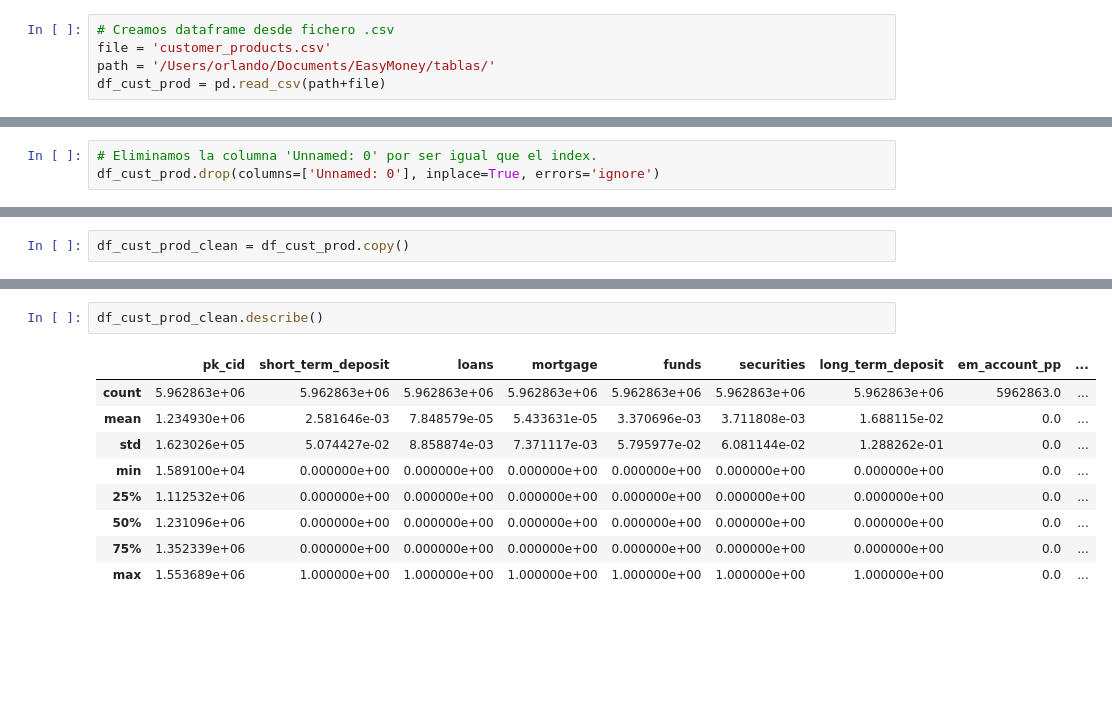
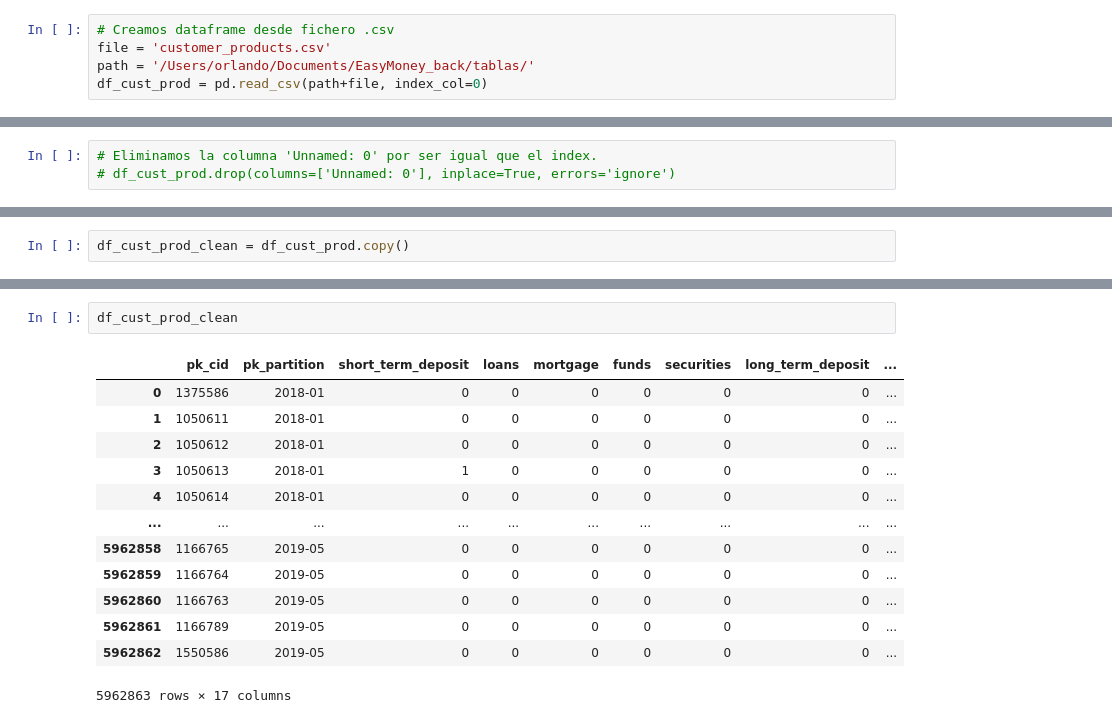
Before and after one commit to Orlan-138/TFM-EasyMoney, a Jupyter notebook: customer_products.ipynb, the cells around one changed output, grey strips where cells are left out. Saved outputs shown, nothing was run; the diff lists cells and outputs as text; blank space fills up the shorter version.

```diff
--- a/customer_products.ipynb
+++ b/customer_products.ipynb
@@ -10,8 +10,8 @@ from sklearn.preprocessing import LabelEncoder,MinMaxScaler, OrdinalEncoder
 # %%
 # Creamos dataframe desde fichero .csv
 file = 'customer_products.csv'
-path = '/Users/orlando/Documents/EasyMoney/tablas/'
-df_cust_prod = pd.read_csv(path+file)
+path = '/Users/orlando/Documents/EasyMoney_back/tablas/'
+df_cust_prod = pd.read_csv(path+file, index_col=0)
 # %%
 df_cust_prod.info()
 # %% [output]
@@ -44,4 +44,4 @@ df_cust_prod.head()
 # %%
 # Eliminamos la columna 'Unnamed: 0' por ser igual que el index.
-df_cust_prod.drop(columns=['Unnamed: 0'], inplace=True, errors='ignore')
+# df_cust_prod.drop(columns=['Unnamed: 0'], inplace=True, errors='ignore')
 # %%
@@ -90,12 +294,16 @@ df_cust_prod_clean = df_cust_prod.copy()
 # %%
-df_cust_prod_clean.describe()
+df_cust_prod_clean
 # %% [output]
-|  | pk_cid | short_term_deposit | loans | mortgage | funds | securities | long_term_deposit | em_account_pp | ... |
-| count | 5.962863e+06 | 5.962863e+06 | 5.962863e+06 | 5.962863e+06 | 5.962863e+06 | 5.962863e+06 | 5.962863e+06 | 5962863.0 | ... |
-| mean | 1.234930e+06 | 2.581646e-03 | 7.848579e-05 | 5.433631e-05 | 3.370696e-03 | 3.711808e-03 | 1.688115e-02 | 0.0 | ... |
-| std | 1.623026e+05 | 5.074427e-02 | 8.858874e-03 | 7.371117e-03 | 5.795977e-02 | 6.081144e-02 | 1.288262e-01 | 0.0 | ... |
-| min | 1.589100e+04 | 0.000000e+00 | 0.000000e+00 | 0.000000e+00 | 0.000000e+00 | 0.000000e+00 | 0.000000e+00 | 0.0 | ... |
-| 25% | 1.112532e+06 | 0.000000e+00 | 0.000000e+00 | 0.000000e+00 | 0.000000e+00 | 0.000000e+00 | 0.000000e+00 | 0.0 | ... |
-| 50% | 1.231096e+06 | 0.000000e+00 | 0.000000e+00 | 0.000000e+00 | 0.000000e+00 | 0.000000e+00 | 0.000000e+00 | 0.0 | ... |
-| 75% | 1.352339e+06 | 0.000000e+00 | 0.000000e+00 | 0.000000e+00 | 0.000000e+00 | 0.000000e+00 | 0.000000e+00 | 0.0 | ... |
-| max | 1.553689e+06 | 1.000000e+00 | 1.000000e+00 | 1.000000e+00 | 1.000000e+00 | 1.000000e+00 | 1.000000e+00 | 0.0 | ... |
+|  | pk_cid | pk_partition | short_term_deposit | loans | mortgage | funds | securities | long_term_deposit | ... |
+| 0 | 1375586 | 2018-01 | 0 | 0 | 0 | 0 | 0 | 0 | ... |
+| 1 | 1050611 | 2018-01 | 0 | 0 | 0 | 0 | 0 | 0 | ... |
+| 2 | 1050612 | 2018-01 | 0 | 0 | 0 | 0 | 0 | 0 | ... |
+| 3 | 1050613 | 2018-01 | 1 | 0 | 0 | 0 | 0 | 0 | ... |
+| 4 | 1050614 | 2018-01 | 0 | 0 | 0 | 0 | 0 | 0 | ... |
+| ... | ... | ... | ... | ... | ... | ... | ... | ... | ... |
+| 5962858 | 1166765 | 2019-05 | 0 | 0 | 0 | 0 | 0 | 0 | ... |
+| 5962859 | 1166764 | 2019-05 | 0 | 0 | 0 | 0 | 0 | 0 | ... |
+| 5962860 | 1166763 | 2019-05 | 0 | 0 | 0 | 0 | 0 | 0 | ... |
+| 5962861 | 1166789 | 2019-05 | 0 | 0 | 0 | 0 | 0 | 0 | ... |
+| 5962862 | 1550586 | 2019-05 | 0 | 0 | 0 | 0 | 0 | 0 | ... |
+5962863 rows × 17 columns
```
Also changed, not shown: parts of 23 cells of this notebook.
